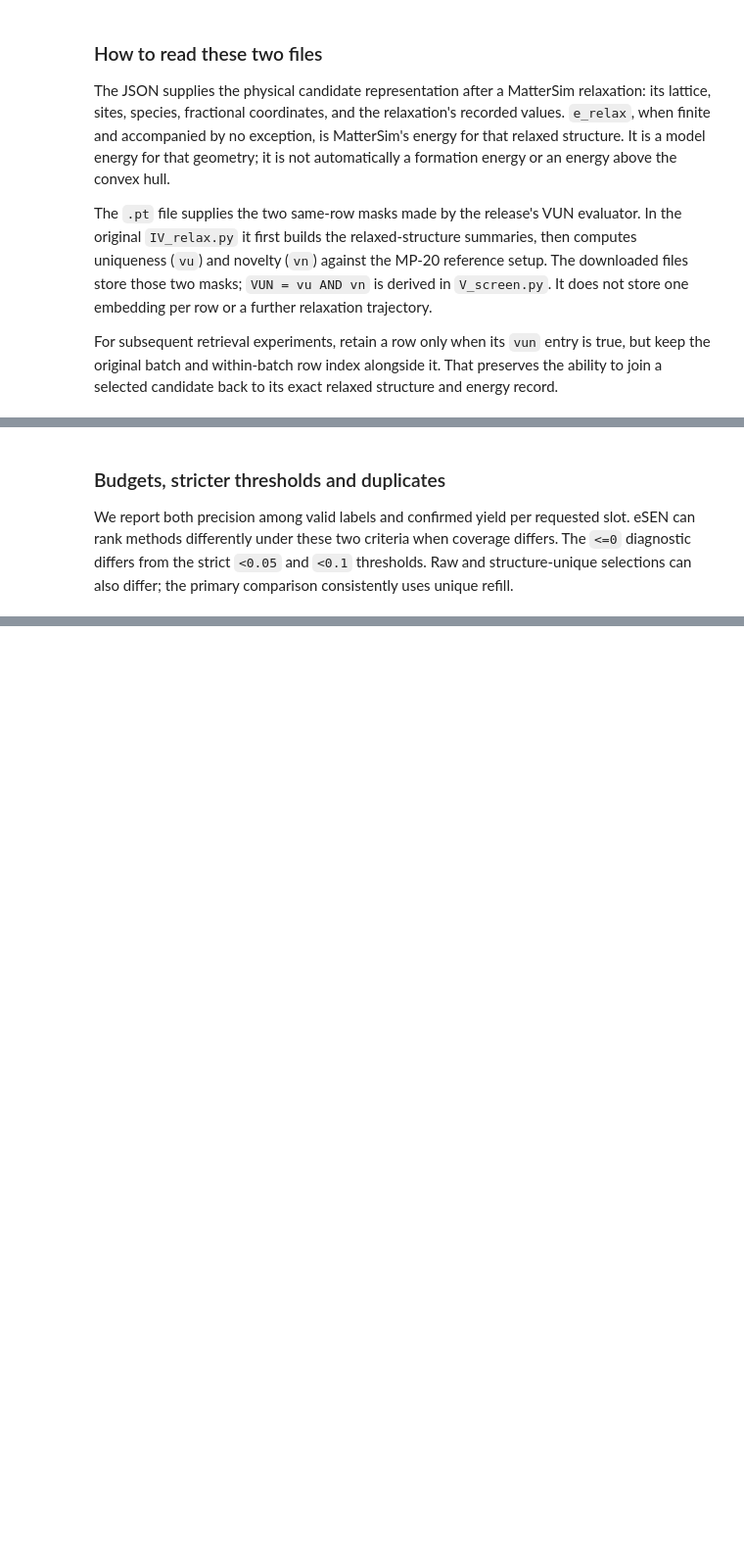
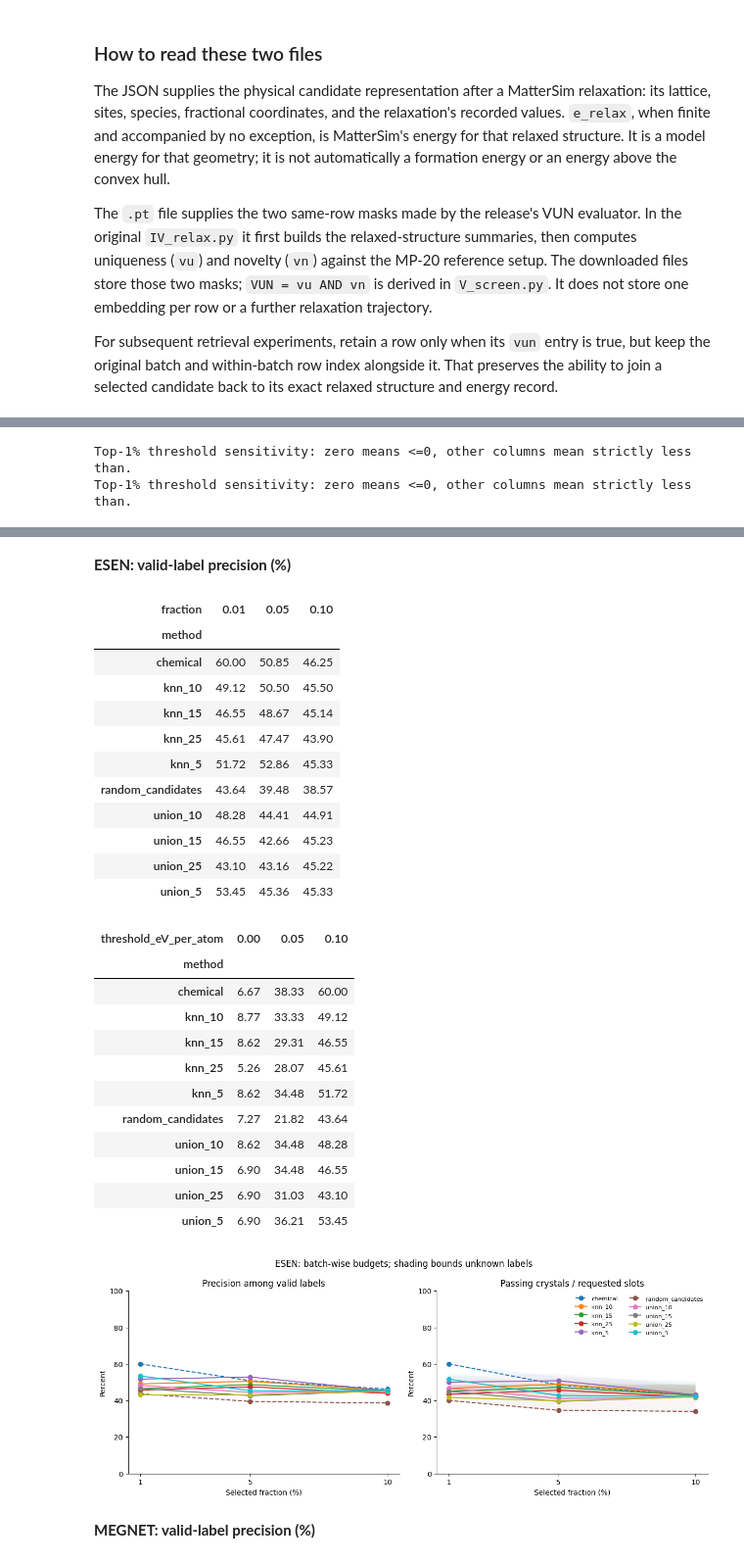
Before and after one commit to adityapgupta/Crys_JEPA, a Jupyter notebook: reference_baselines/reference_set_comparison/inspect_train.ipynb, the cells around one changed output, grey strips where cells are left out. Shown at 98% size. Drawn from its saved outputs; the diff is of its cells as text; code cells hidden in the pictures; blank space fills up the shorter version.

```diff
--- a/reference_baselines/reference_set_comparison/inspect_train.ipynb
+++ b/reference_baselines/reference_set_comparison/inspect_train.ipynb
@@ -505,21 +543,15 @@ display(Markdown('Precision/coverage/yield columns and stored CI endpoints are f
-# %% [markdown]
-### Budgets, stricter thresholds and duplicates
-
-We report both precision among valid labels and confirmed yield per requested slot. eSEN can rank methods differently under these two criteria when coverage differs. The `<=0` diagnostic differs from the strict `<0.05` and `<0.1` thresholds. Raw and structure-unique selections can also differ; the primary comparison consistently uses unique refill.
-# %%
-display(proxy_analysis.budget_winners(proxy_bundle).round(4))
-for proxy_name in proxy_bundle.proxies:
-    values = proxy_analysis.metric_rows(proxy_bundle, proxy_name)
-    display(Markdown(f'**{proxy_name.upper()} precision among valid labels across budgets**'))
-    display((100*values.pivot(index='method', columns='fraction', values='precision_evaluated')).round(2))
-    thresholds = proxy_bundle.tables['pooled_metrics']
-    thresholds = thresholds[thresholds.proxy.eq(proxy_name) & thresholds.policy.eq('unique_refill') & np.isclose(thresholds.fraction, .01)]
-    display(Markdown('**Top-1% threshold sensitivity** (column 0 means <=0; others mean strictly less than)'))
-    display((100*thresholds.pivot(index='method', columns='threshold_eV_per_atom', values='precision_evaluated')).round(2))
-    proxy_analysis.plot_budgets(proxy_bundle, proxy_name, proxy_figures)
-    plt.show()
-raw_unique = proxy_bundle.tables['pooled_metrics']
-raw_unique = raw_unique[np.isclose(raw_unique.fraction, .01) & np.isclose(raw_unique.threshold_eV_per_atom, .1)]
-print('Raw versus unique-refill primary comparison:')
-display(raw_unique[['proxy', 'method', 'policy', 'stable_count', 'evaluated_count', 'unknown_count',
-                   'raw_unique_without_refill', 'duplicate_fraction_raw_selection']].round(4))
+# %%
+display(proxy_analysis.budget_winners(proxy_bundle,scope=proxy_scope).round(4))
+for proxy_name in proxy_bundle.proxies:
+    values=proxy_analysis.metric_rows(proxy_bundle,proxy_name,scope=proxy_scope)
+    display(Markdown(f'**{proxy_name.upper()}: valid-label precision (%)**'))
+    display((100*values.pivot(index='method',columns='fraction',values='precision_evaluated')).round(2))
+    thresholds=pd.concat([proxy_analysis.metric_rows(proxy_bundle,proxy_name,scope=proxy_scope,threshold=t,fraction=.01)
+                          for t in [0.,.05,.1]],ignore_index=True)
+    print('Top-1% threshold sensitivity: zero means <=0, other columns mean strictly less than.')
+    display((100*thresholds.pivot(index='method',columns='threshold_eV_per_atom',values='precision_evaluated')).round(2))
+    proxy_analysis.plot_budgets(proxy_bundle,proxy_name,proxy_figures,scope=proxy_scope)
+    plt.show()
+# %% [output]
+Top-1% threshold sensitivity: zero means <=0, other columns mean strictly less than.
+Top-1% threshold sensitivity: zero means <=0, other columns mean strictly less than.
@@ -525,0 +571,27 @@ display(raw_unique[['proxy', 'method', 'policy', 'stable_count', 'evaluated_coun
+**ESEN: valid-label precision (%)**
+| fraction | 0.01 | 0.05 | 0.10 |
+| method |  |  |  |
+| chemical | 60.00 | 50.85 | 46.25 |
+| knn_10 | 49.12 | 50.50 | 45.50 |
+| knn_15 | 46.55 | 48.67 | 45.14 |
+| knn_25 | 45.61 | 47.47 | 43.90 |
+| knn_5 | 51.72 | 52.86 | 45.33 |
+| random_candidates | 43.64 | 39.48 | 38.57 |
+| union_10 | 48.28 | 44.41 | 44.91 |
+| union_15 | 46.55 | 42.66 | 45.23 |
+| union_25 | 43.10 | 43.16 | 45.22 |
+| union_5 | 53.45 | 45.36 | 45.33 |
+| threshold_eV_per_atom | 0.00 | 0.05 | 0.10 |
+| method |  |  |  |
+| chemical | 6.67 | 38.33 | 60.00 |
+| knn_10 | 8.77 | 33.33 | 49.12 |
+| knn_15 | 8.62 | 29.31 | 46.55 |
+| knn_25 | 5.26 | 28.07 | 45.61 |
+| knn_5 | 8.62 | 34.48 | 51.72 |
+| random_candidates | 7.27 | 21.82 | 43.64 |
+| union_10 | 8.62 | 34.48 | 48.28 |
+| union_15 | 6.90 | 34.48 | 46.55 |
+| union_25 | 6.90 | 31.03 | 43.10 |
+| union_5 | 6.90 | 36.21 | 53.45 |
+[figure, added]
+**MEGNET: valid-label precision (%)**
```
Also changed, not shown: parts of 13 cells of this notebook, 13 other files.
